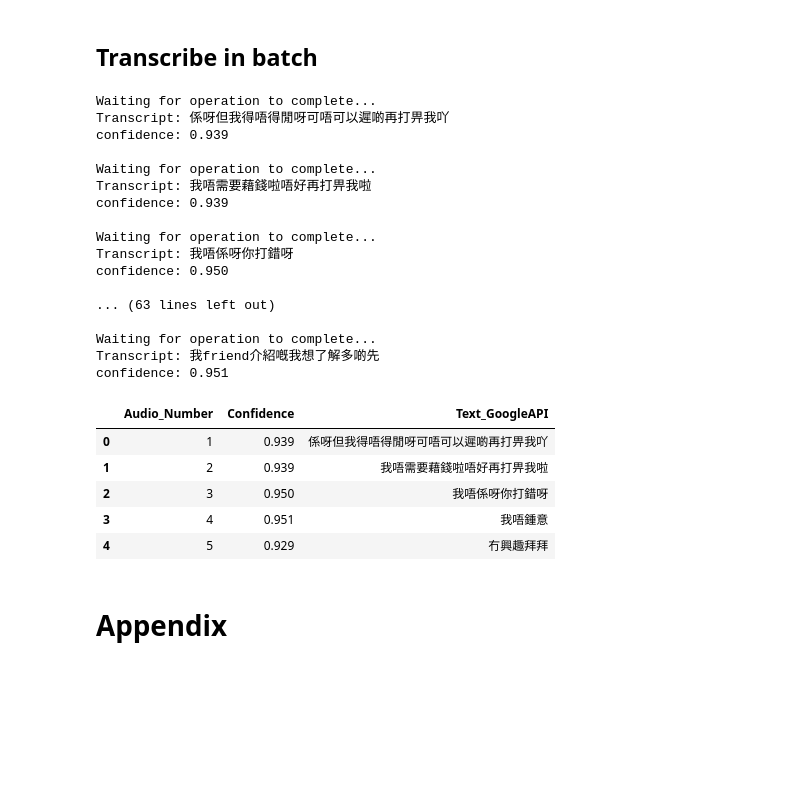
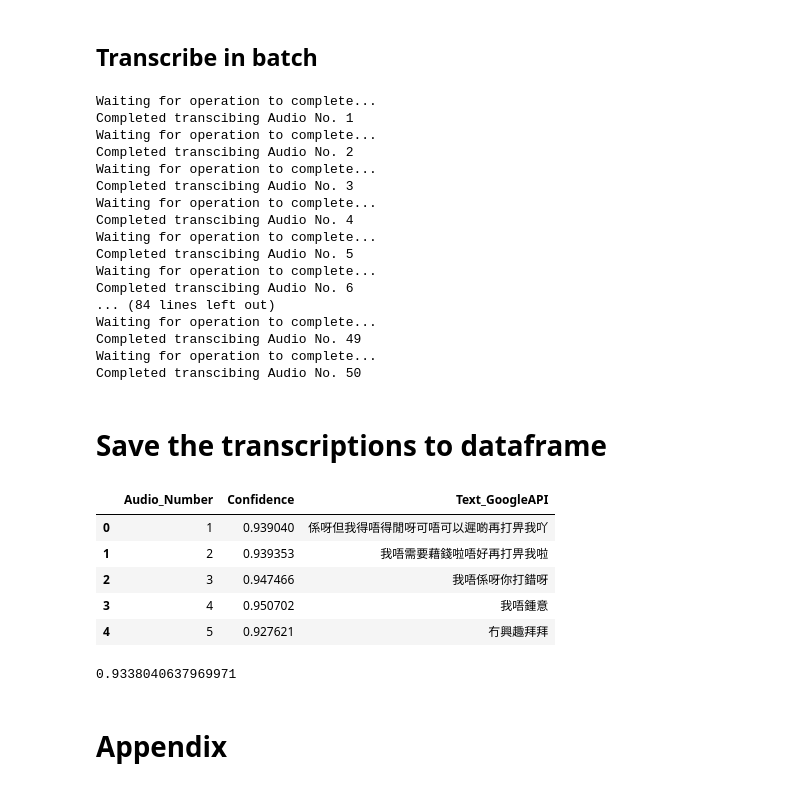
Before and after one commit to KarenNYC/SpeechAnalyticsChallenge, a Jupyter notebook: Speech-to-Text_Google_Cloud.ipynb, the cells around one changed output. Cells and saved outputs as stored; diff of their text form; code cells hidden in the pictures; blank space fills up the shorter version.

Commit message:
50 audio files transcription completed

```diff
--- a/Speech-to-Text_Google_Cloud.ipynb
+++ b/Speech-to-Text_Google_Cloud.ipynb
@@ -8,8 +8,13 @@ import librosa
 import soundfile as sf
 import io
 from google.cloud import storage
+from google.cloud import speech_v1p1beta1 as speech
+import os
 
-BUCKET = 'cantonese_speech_voice'
+# get Google Cloud Credential in .json format
+os.environ['GOOGLE_APPLICATION_CREDENTIALS']='rich-suprstate-311107-b521ee51d373.json'
+
+BUCKET = 'speech_cantonese_bucket1'
 
 # Create a Cloud Storage client.
 gcs = storage.Client()
@@ -28,11 +33,9 @@ file_as_string = blob.download_as_string()
 # and the audio sample rate
 data, sample_rate = sf.read(io.BytesIO(file_as_string))
 
-left_channel = data[:,0]  # I assume the left channel is column zero
-
 # enable play button in datalab notebook
 print ("Display an audio example:")
-IPython.display.Audio(left_channel, rate=sample_rate)
+IPython.display.Audio(data, rate=sample_rate)
 # %% [output]
 Display an audio example:
 [interactive output not drawn]
@@ -53,7 +49,7 @@ def transcribe2_gcs(gcs_uri):
     config = speech.types.RecognitionConfig(
         encoding=speech.enums.RecognitionConfig.AudioEncoding.LINEAR16,
         sample_rate_hertz=44100,
-        audio_channel_count=2, # based on the number of channels in the audio file
+        audio_channel_count=1, # based on the number of channels in the audio file
         enable_separate_recognition_per_channel=False, # Only 1 speaker so no need to separate speech per channel
         language_code='yue-Hant-HK')
     response = client.long_running_recognize(config, audio)
@@ -67,49 +63,56 @@ def transcribe2_gcs(gcs_uri):
 gcs_uri = ""
 Text_list = []
 Confidence_list = []
-for i in range(1,21):
-    gcs_uri = "gs://cantonese_speech_voice/"+ str(i) + ".wav"
+for i in range(1,51):
+    gcs_uri = "gs://" + BUCKET + '/' + str(i) + ".wav"
     res = transcribe2_gcs(gcs_uri)
+    print('Completed transcibing Audio No.', i)
     for result in res.results:
-        print('Transcript: {}'.format(result.alternatives[0].transcript))
-        print('confidence: {:.3f}'.format(result.alternatives[0].confidence))
-        print()
-    Text_list.append('{}'.format(result.alternatives[0].transcript))
-    Confidence_list.append('{:.3f}'.format(result.alternatives[0].confidence))
+        Text_list.append('{}'.format(result.alternatives[0].transcript))
+        Confidence_list.append(result.alternatives[0].confidence)
+#         print('Transcript: {}'.format(result.alternatives[0].transcript))
+#         print('confidence: {:.3f}'.format(result.alternatives[0].confidence))
+#         print()
 # %% [output]
 Waiting for operation to complete...
-Transcript: 係呀但我得唔得閒呀可唔可以遲啲再打畀我吖
-confidence: 0.939
-
+Completed transcibing Audio No. 1
 Waiting for operation to complete...
-Transcript: 我唔需要藉錢啦唔好再打畀我啦
-confidence: 0.939
-
+Completed transcibing Audio No. 2
 Waiting for operation to complete...
-Transcript: 我唔係呀你打錯呀
-confidence: 0.950
-
-... (63 lines left out)
-
+Completed transcibing Audio No. 3
 Waiting for operation to complete...
-Transcript: 我friend介紹嘅我想了解多啲先
-confidence: 0.951
+Completed transcibing Audio No. 4
+Waiting for operation to complete...
+Completed transcibing Audio No. 5
+Waiting for operation to complete...
+Completed transcibing Audio No. 6
+... (84 lines left out)
+Waiting for operation to complete...
+Completed transcibing Audio No. 49
+Waiting for operation to complete...
+Completed transcibing Audio No. 50
+# %% [markdown]
+# Save the transcriptions to dataframe
 # %%
 import pandas as pd
-Text_df = pd.DataFrame({'Audio_Number' : list(range(1,21)),
+Text_df = pd.DataFrame({'Audio_Number' : list(range(1,51)),
                         'Text_GoogleAPI' : Text_list,
                         'Confidence' : Confidence_list,
                         })
 Text_df.to_excel("Speech_to_Text_Result.xlsx")
 Text_df.shape
 Text_df.head()
 # %% [output]
 |  | Audio_Number | Confidence | Text_GoogleAPI |
-| 0 | 1 | 0.939 | 係呀但我得唔得閒呀可唔可以遲啲再打畀我吖 |
-| 1 | 2 | 0.939 | 我唔需要藉錢啦唔好再打畀我啦 |
-| 2 | 3 | 0.950 | 我唔係呀你打錯呀 |
-| 3 | 4 | 0.951 | 我唔鍾意 |
-| 4 | 5 | 0.929 | 冇興趣拜拜 |
+| 0 | 1 | 0.939040 | 係呀但我得唔得閒呀可唔可以遲啲再打畀我吖 |
+| 1 | 2 | 0.939353 | 我唔需要藉錢啦唔好再打畀我啦 |
+| 2 | 3 | 0.947466 | 我唔係呀你打錯呀 |
+| 3 | 4 | 0.950702 | 我唔鍾意 |
+| 4 | 5 | 0.927621 | 冇興趣拜拜 |
+# %%
+Text_df.Confidence.mean()
+# %% [output]
+0.9338040637969971
 # %% [markdown]
 # Appendix
 # %%
```
Also changed, not shown: parts of 2 cells of this notebook.
